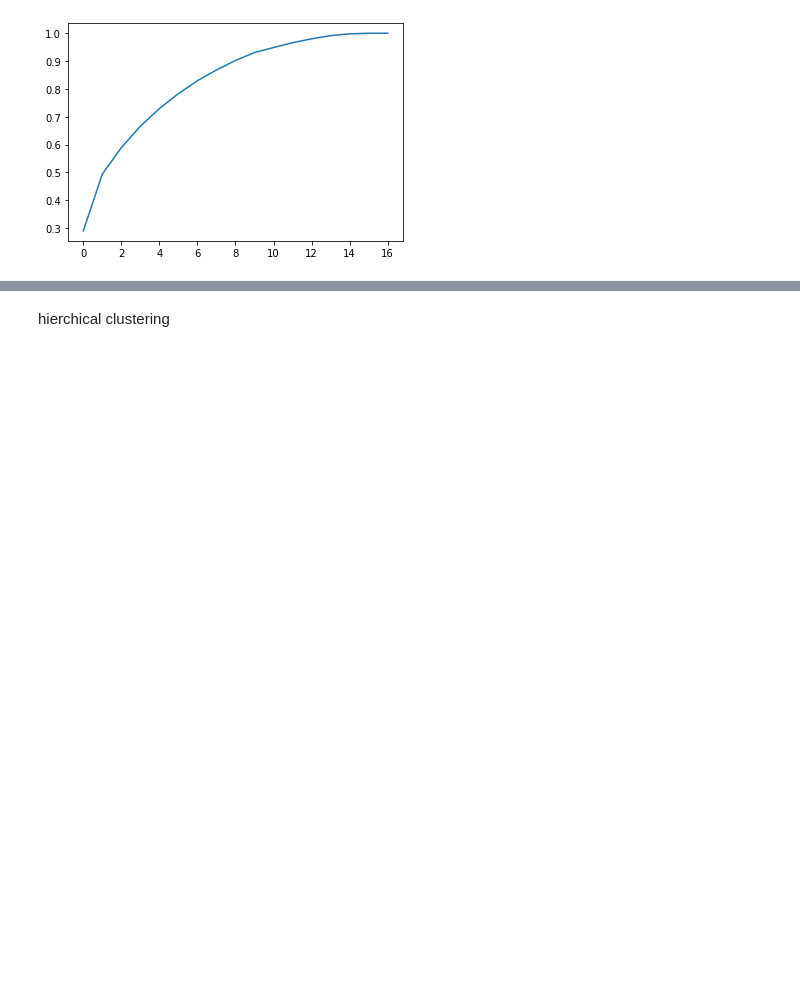
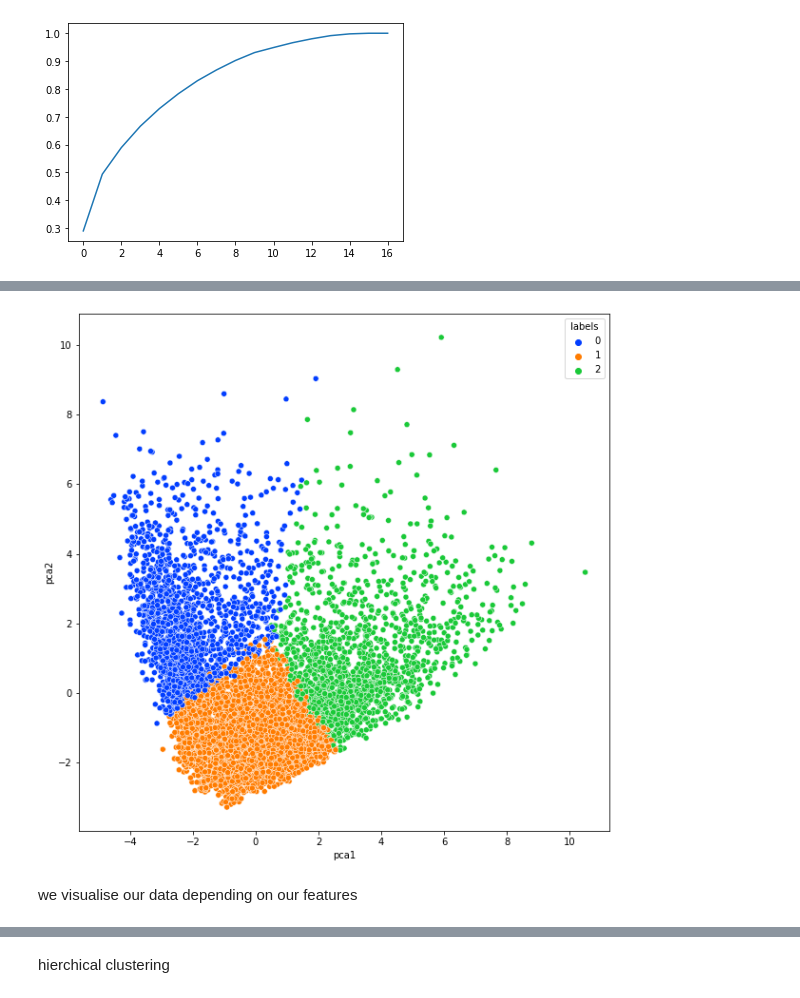
Before and after one commit to Soumiak/KMEANS, a Jupyter notebook: Kmeans.ipynb, the cells around one changed output, grey strips where cells are left out. Drawn from its saved outputs; the diff is of its cells as text; code cells hidden in the pictures; blank space fills up the shorter version.

```diff
--- a/Kmeans.ipynb
+++ b/Kmeans.ipynb
@@ -239,0 +259,4 @@ plt.show()
+# %%
+kmeans= KMeans(n_clusters=3, n_init=10, init= 'k-means++', algorithm='full', max_iter=300)
+kmeans.fit(pca_data)
+labels= kmeans.labels_
@@ -239,0 +265,8 @@ plt.show()
+# %%
+pca = PCA(n_components=2)
+pca.fit(scaled_data)
+pca_data=pca.transform(scaled_data)
+# %%
+pca_df = pd.DataFrame(data=pca_data, columns=['pca1','pca2'])
+pca_df['labels']= labels
+pca_df.head()
@@ -239,0 +280,7 @@ plt.show()
+# %%
+plt.figure(figsize=(10,10))
+ax = sns.scatterplot(x='pca1', y='pca2', hue='labels', data=pca_df, palette='bright')
+# %% [output]
+[figure, added]
+# %% [markdown]
+we visualise our data depending on our features
```
Also changed, not shown: parts of 27 cells of this notebook.
